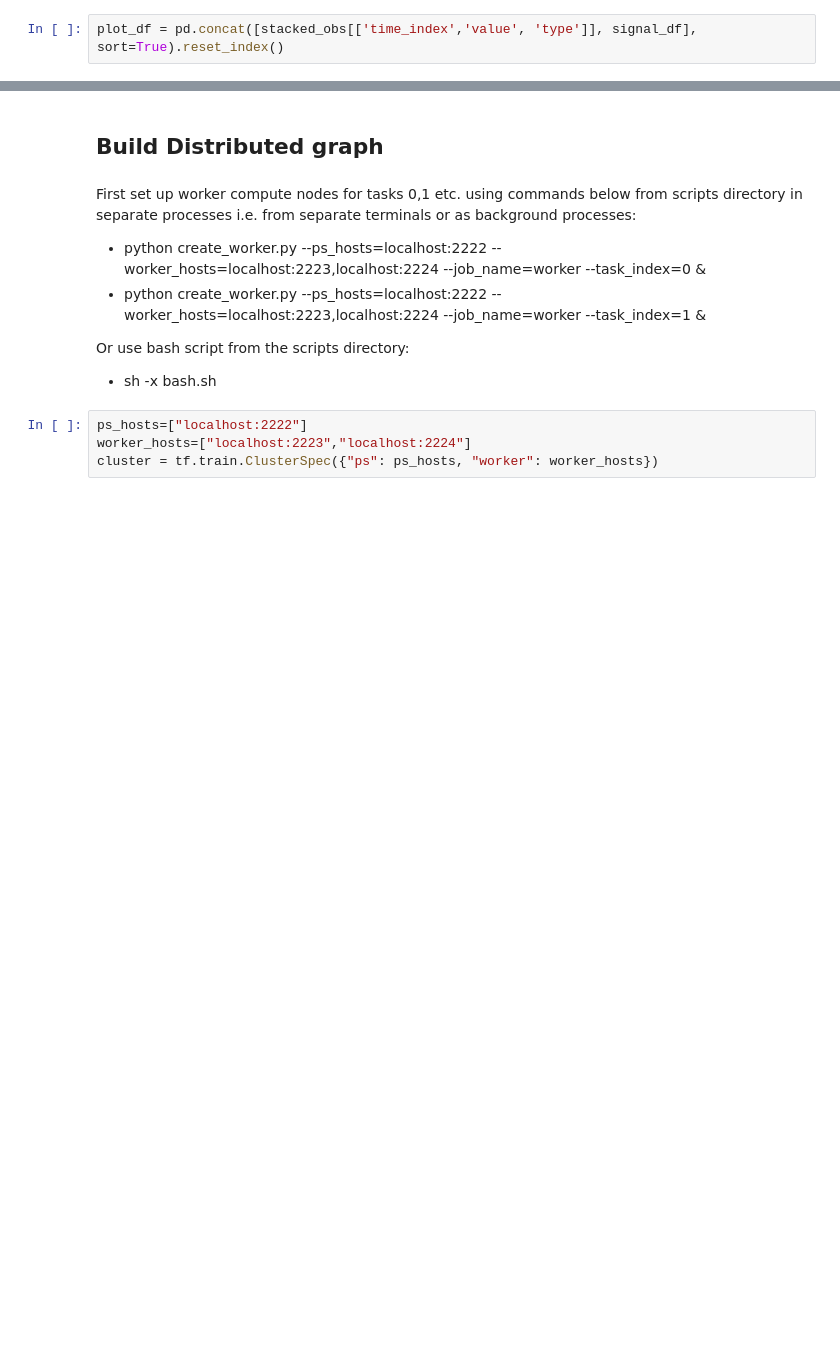
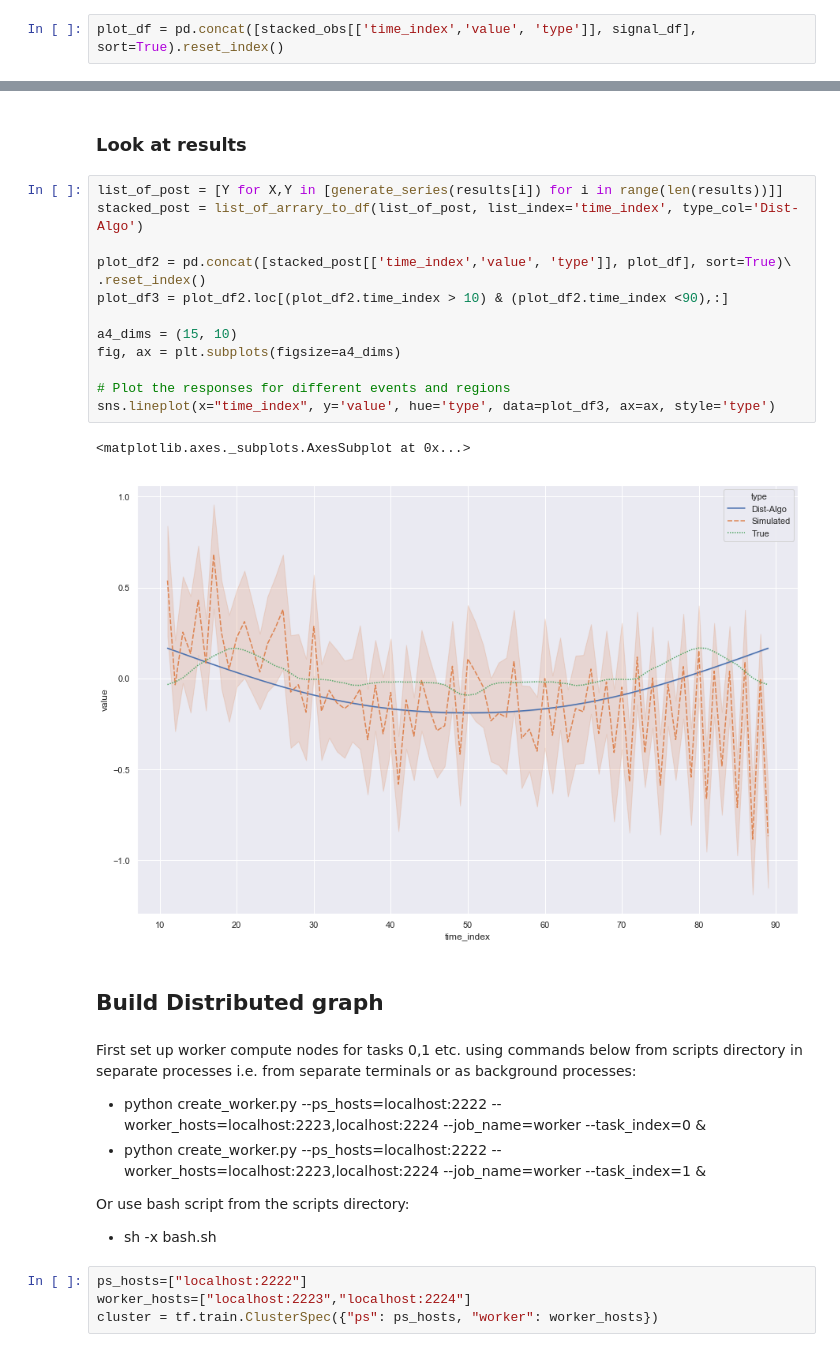
Before and after one commit to JTT94/distributed_posteriors, a Jupyter notebook: notebooks/Distributed Inference.ipynb, the cells around one changed output, grey strips where cells are left out. Cells and saved outputs as stored; diff of their text form; blank space fills up the shorter version.

```diff
--- a/notebooks/Distributed Inference.ipynb
+++ b/notebooks/Distributed Inference.ipynb
@@ -94,3 +119,21 @@ sns.lineplot(x="time_index", y='value', hue='type', data=plot_df, ax=ax, style='
+# %% [markdown]
+### Look at results
+# %%
+list_of_post = [Y for X,Y in [generate_series(results[i]) for i in range(len(results))]]
+stacked_post = list_of_arrary_to_df(list_of_post, list_index='time_index', type_col='Dist-Algo')
+
+plot_df2 = pd.concat([stacked_post[['time_index','value', 'type']], plot_df], sort=True)\
+.reset_index()
+plot_df3 = plot_df2.loc[(plot_df2.time_index > 10) & (plot_df2.time_index <90),:]
+
+a4_dims = (15, 10)
+fig, ax = plt.subplots(figsize=a4_dims)
+
+# Plot the responses for different events and regions
+sns.lineplot(x="time_index", y='value', hue='type', data=plot_df3, ax=ax, style='type')
+# %% [output]
+<matplotlib.axes._subplots.AxesSubplot at 0x...>
+[figure, added]
 # %% [markdown]
 ## Build Distributed graph
 # %% [markdown]
```
Also changed, not shown: parts of 13 cells of this notebook.
